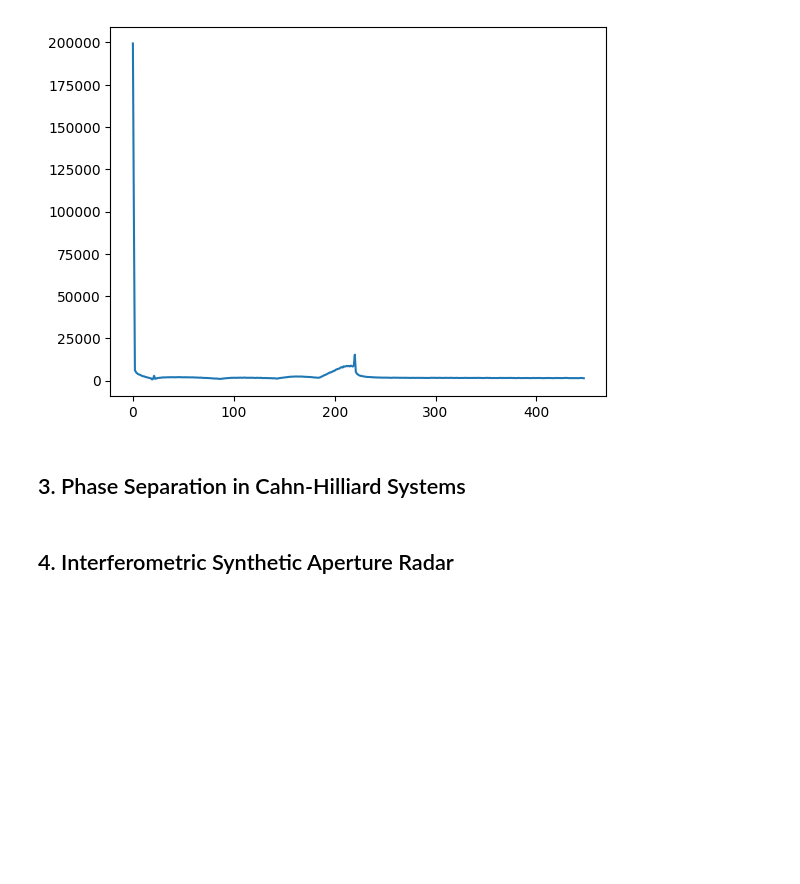
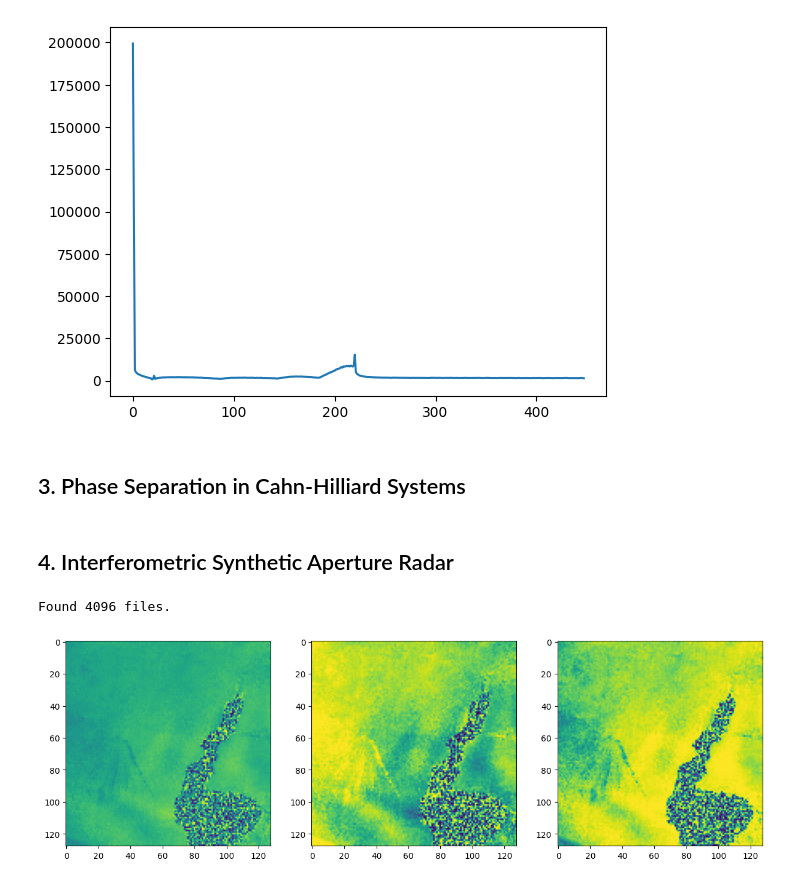
Before and after one commit to iSach/vano, a Jupyter notebook: playground.ipynb, the cells around one changed output. Cells and saved outputs as stored; diff of their text form; code cells hidden in the pictures; blank space fills up the shorter version.

Commit message:
InSAR data

```diff
--- a/playground.ipynb
+++ b/playground.ipynb
@@ -267,3 +267,24 @@ plt.show()
 ## 3. Phase Separation in Cahn-Hilliard Systems
 # %% [markdown]
 ## 4. Interferometric Synthetic Aperture Radar
+# %%
+import data.insar as insar
+
+phi, cos, sin = insar.load_data()
+# %% [output]
+Found 4096 files.
+# %%
+import matplotlib.pyplot as plt
+
+sample_idx = 4
+
+fig = plt.subplots(1, 3, figsize=(15, 5))
+plt.subplot(1, 3, 1)
+plt.imshow(phi[sample_idx])
+plt.subplot(1, 3, 2)
+plt.imshow(cos[sample_idx])
+plt.subplot(1, 3, 3)
+plt.imshow(sin[sample_idx])
+plt.show()
+# %% [output]
+[figure, added]
```
Also changed, not shown: parts of 1 cell of this notebook, 9 other files.
